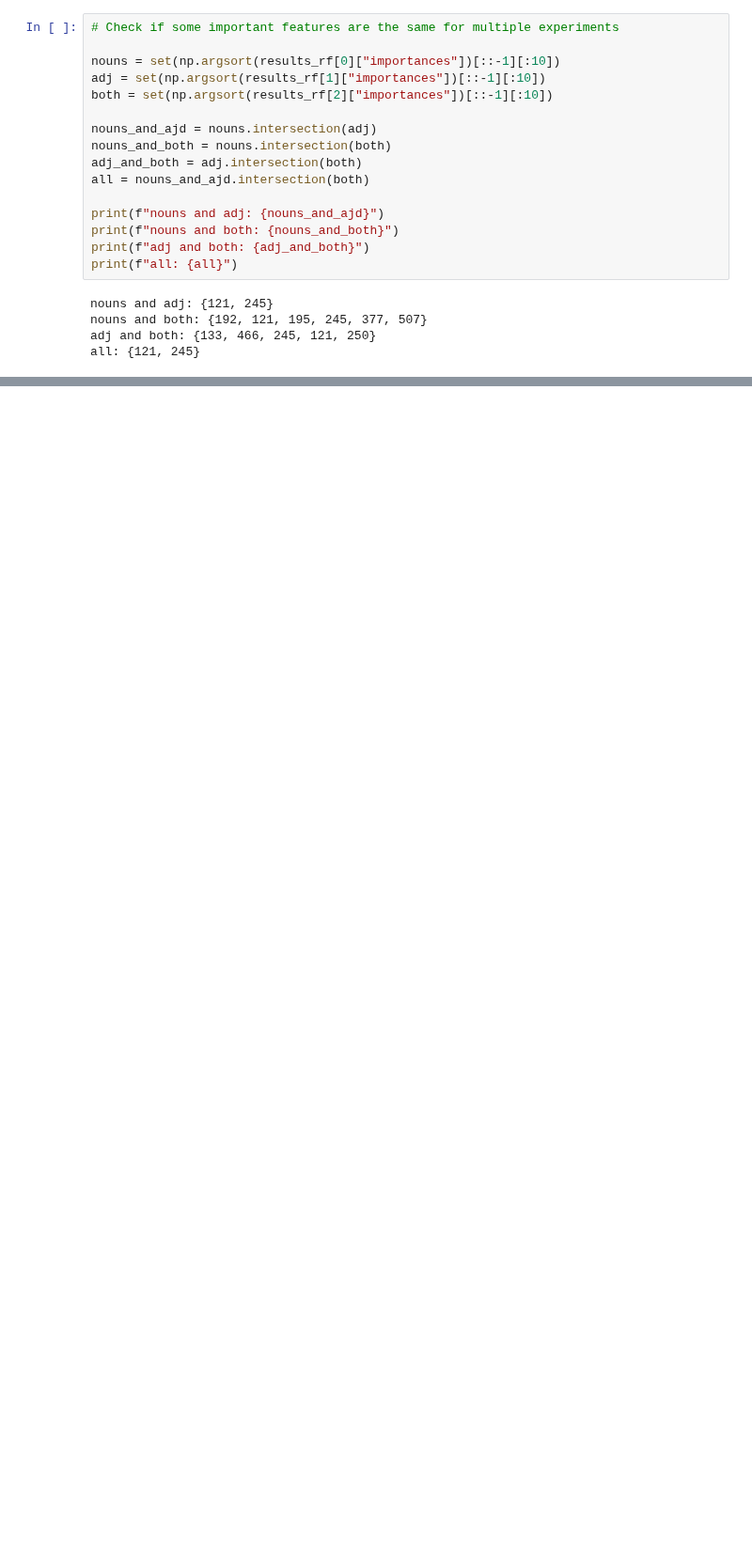
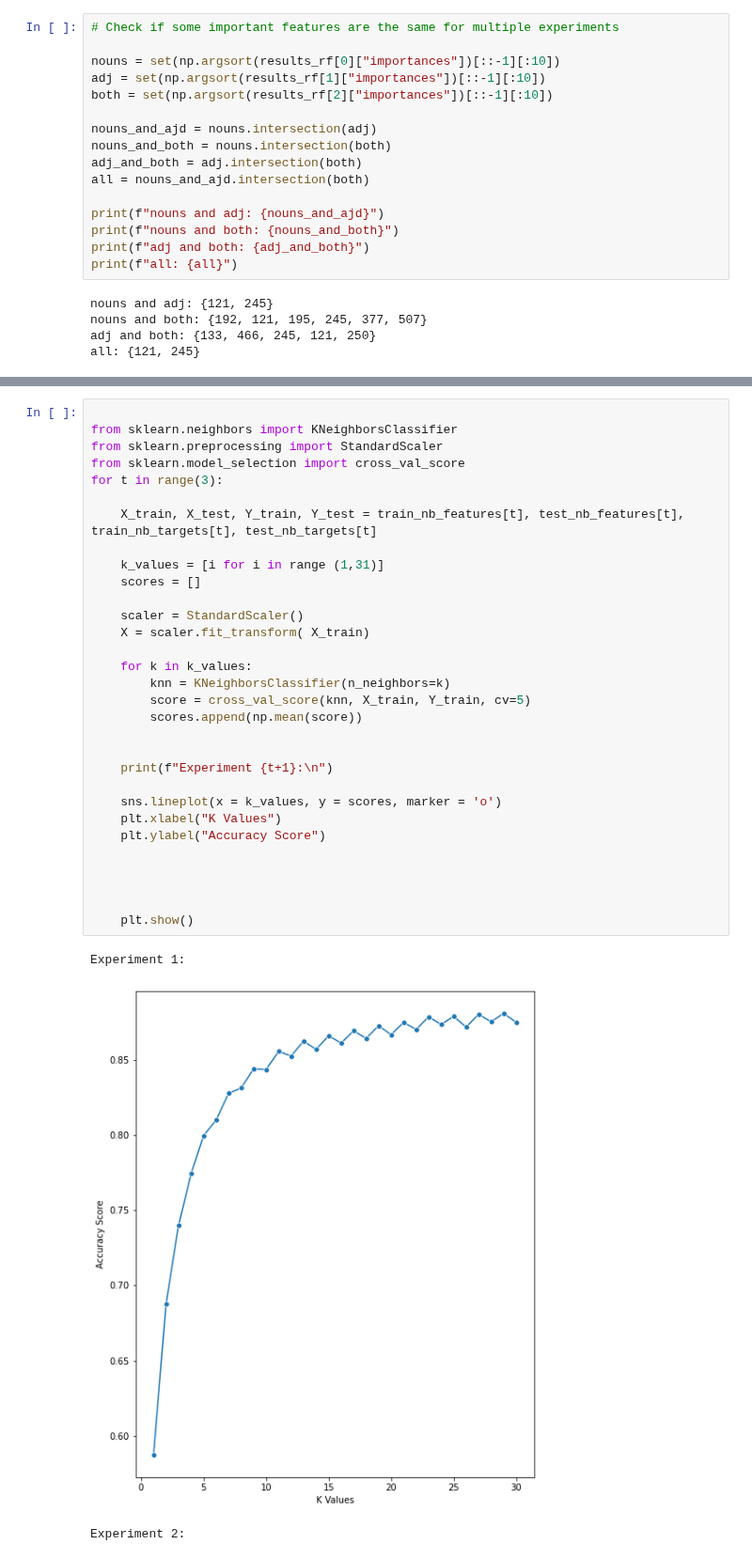
Before and after one commit to ClementineBleuze/WordEmbeddings, a Jupyter notebook: Notebooks_dim_clustering/classifiers.ipynb, the cells around one changed output, grey strips where cells are left out. Shown at 94% size. Cells and saved outputs as stored; diff of their text form; blank space fills up the shorter version.

```diff
--- a/Notebooks_dim_clustering/classifiers.ipynb
+++ b/Notebooks_dim_clustering/classifiers.ipynb
@@ -240,0 +373,35 @@ all: {121, 245}
+# %%
+
+from sklearn.neighbors import KNeighborsClassifier
+from sklearn.preprocessing import StandardScaler
+from sklearn.model_selection import cross_val_score
+for t in range(3):
+
+    X_train, X_test, Y_train, Y_test = train_nb_features[t], test_nb_features[t], train_nb_targets[t], test_nb_targets[t]
+
+    k_values = [i for i in range (1,31)]
+    scores = []
+
+    scaler = StandardScaler()
+    X = scaler.fit_transform( X_train)
+
+    for k in k_values:
+        knn = KNeighborsClassifier(n_neighbors=k)
+        score = cross_val_score(knn, X_train, Y_train, cv=5)
+        scores.append(np.mean(score))
+
+
+    print(f"Experiment {t+1}:\n")
+
+    sns.lineplot(x = k_values, y = scores, marker = 'o')
+    plt.xlabel("K Values")
+    plt.ylabel("Accuracy Score")
+
+
+
+
+    plt.show()
+# %% [output]
+Experiment 1:
+[figure, added]
+Experiment 2:
```
Also changed, not shown: parts of 13 cells of this notebook, 1 other file.
